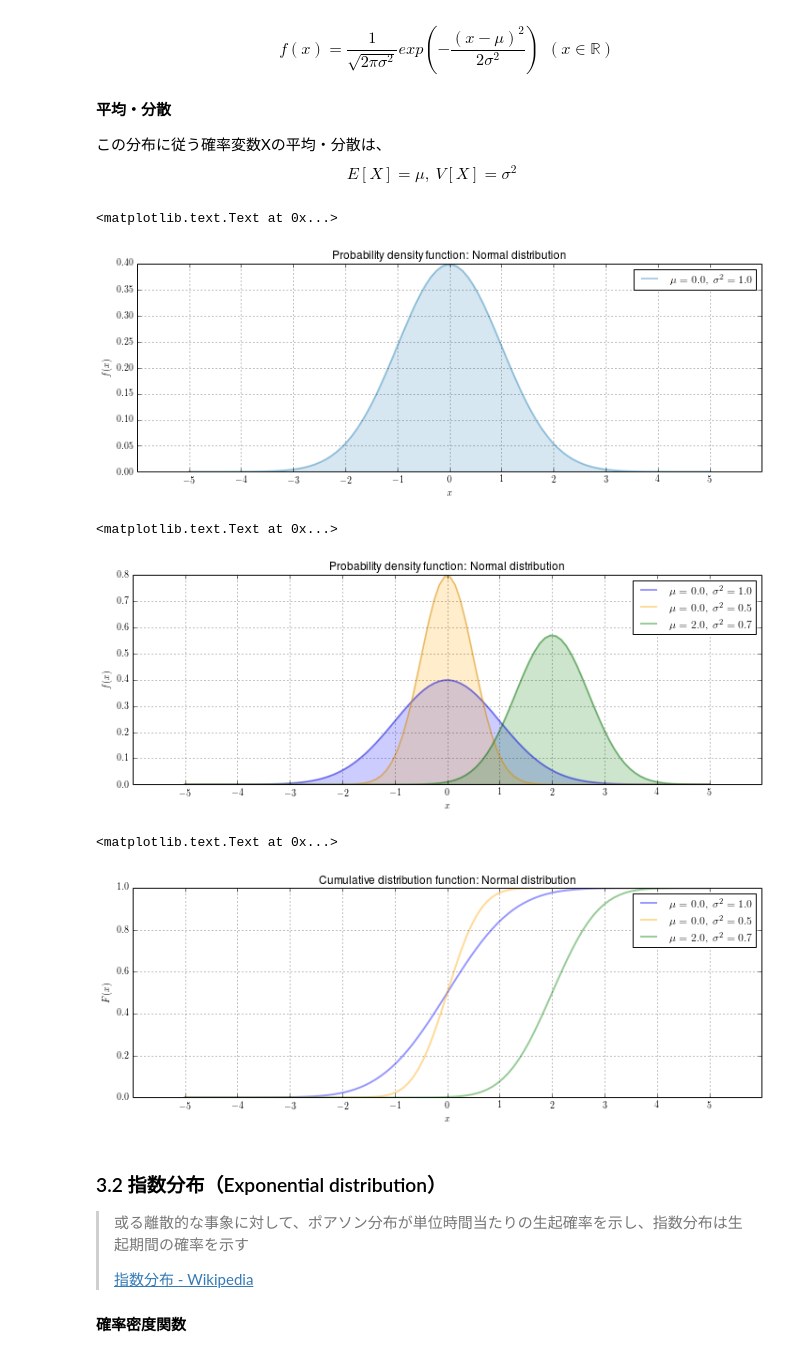
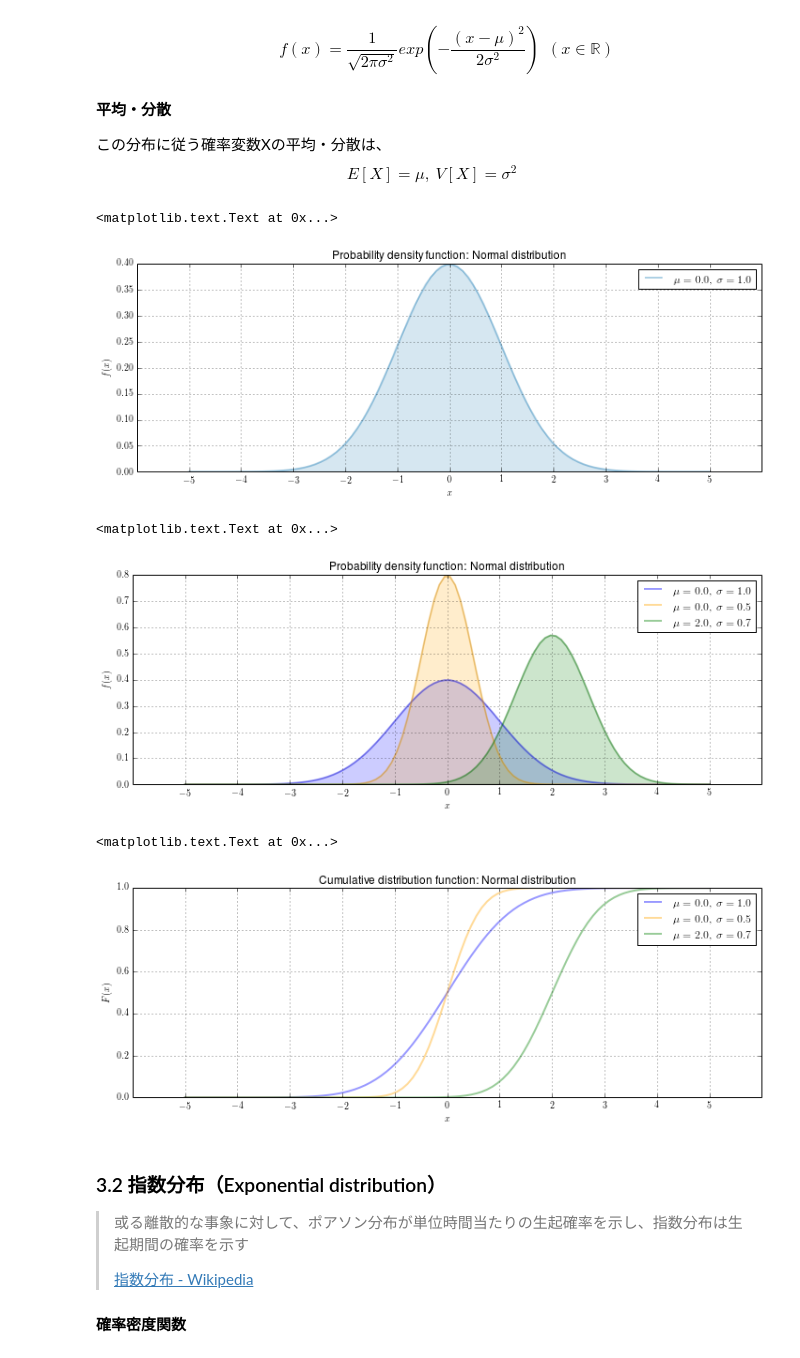
Before and after one commit to sw1227/statistics, a Jupyter notebook: distribution.ipynb, the cells around one changed output. Saved outputs shown, nothing was run; the diff lists cells and outputs as text; code cells hidden in the pictures.

Commit message:
add some distributions, fix sigma and sigma2

```diff
--- a/distribution.ipynb
+++ b/distribution.ipynb
@@ -216,12 +216,12 @@ $$
 # %%
 # Normal distributionの確率密度関数（単一のパラメータ）
 mu = 0.0
-sigma2 = 1.0
+sigma = 1.0
 x = np.linspace(-5, 5, 100)
 
-plt.plot(x, stats.norm.pdf(x, mu, sigma2), color="#348ABD", lw="2",
-        label="$ \mu = %.1f,\: \sigma ^2 = %.1f$" % (mu, sigma2), alpha=0.4)
-plt.fill_between(x, stats.norm.pdf(x, mu, sigma2), color="#348ABD", alpha=0.2)
+plt.plot(x, stats.norm.pdf(x, mu, sigma), color="#348ABD", lw="2",
+        label="$ \mu = %.1f,\: \sigma= %.1f$" % (mu, sigma), alpha=0.4)
+plt.fill_between(x, stats.norm.pdf(x, mu, sigma), color="#348ABD", alpha=0.2)
 
 plt.legend()
 plt.xticks(np.arange(-5, 6))
@@ -231,36 +231,36 @@ plt.xlabel("$x$")
 plt.title("Probability density function: Normal distribution")
 # %% [output]
 <matplotlib.text.Text at 0x...>
-[figure, old version]
+[figure, new version]
 # %%
 # Normal distributionの確率密度関数（複数のパラメータ）
 mu = [0.0, 0.0, 2.0]
-sigma2 = [1.0, 0.5, 0.7]
+sigma = [1.0, 0.5, 0.7]
 x = np.linspace(-5, 5, 100)
 
-for m, s, c in zip(mu, sigma2, colors[:len(mu)]):
+for m, s, c in zip(mu, sigma, colors[:len(mu)]):
     plt.plot(x, stats.norm.pdf(x, m, s), lw="2",
-            label="$ \mu = %.1f,\: \sigma ^2 = %.1f$" % (m, s), alpha=0.4, color=c)
+            label="$ \mu = %.1f,\: \sigma= %.1f$" % (m, s), alpha=0.4, color=c)
     plt.fill_between(x, stats.norm.pdf(x, m, s), alpha=0.2, facecolor=c)
 
 plt.legend()
 plt.xticks(np.arange(-5, 6))
 plt.grid()
 plt.ylabel("$f(x)$")
 plt.xlabel("$x$")
 plt.title("Probability density function: Normal distribution")
 # %% [output]
 <matplotlib.text.Text at 0x...>
-[figure, old version]
+[figure, new version]
 # %%
 # Normal distributionの累積分布関数（複数のパラメータ）
 mu = [0.0, 0.0, 2.0]
-sigma2 = [1.0, 0.5, 0.7]
+sigma = [1.0, 0.5, 0.7]
 x = np.linspace(-5, 5, 100)
 
-for m, s, c in zip(mu, sigma2, colors[:len(mu)]):
+for m, s, c in zip(mu, sigma, colors[:len(mu)]):
     plt.plot(x, stats.norm.cdf(x, m, s), lw="2",
-            label="$ \mu = %.1f,\: \sigma ^2 = %.1f$" % (m, s), alpha=0.4, color=c)
+            label="$ \mu = %.1f,\: \sigma = %.1f$" % (m, s), alpha=0.4, color=c)
 
 plt.legend()
 plt.xticks(np.arange(-5, 6))
@@ -270,7 +270,7 @@ plt.xlabel("$x$")
 plt.title("Cumulative distribution function: Normal distribution")
 # %% [output]
 <matplotlib.text.Text at 0x...>
-[figure, old version]
+[figure, new version]
 # %% [markdown]
 ### 3.2 指数分布（Exponential distribution）
 > 或る離散的な事象に対して、ポアソン分布が単位時間当たりの生起確率を示し、指数分布は生起期間の確率を示す
```
Also changed, not shown: 1 other file.
